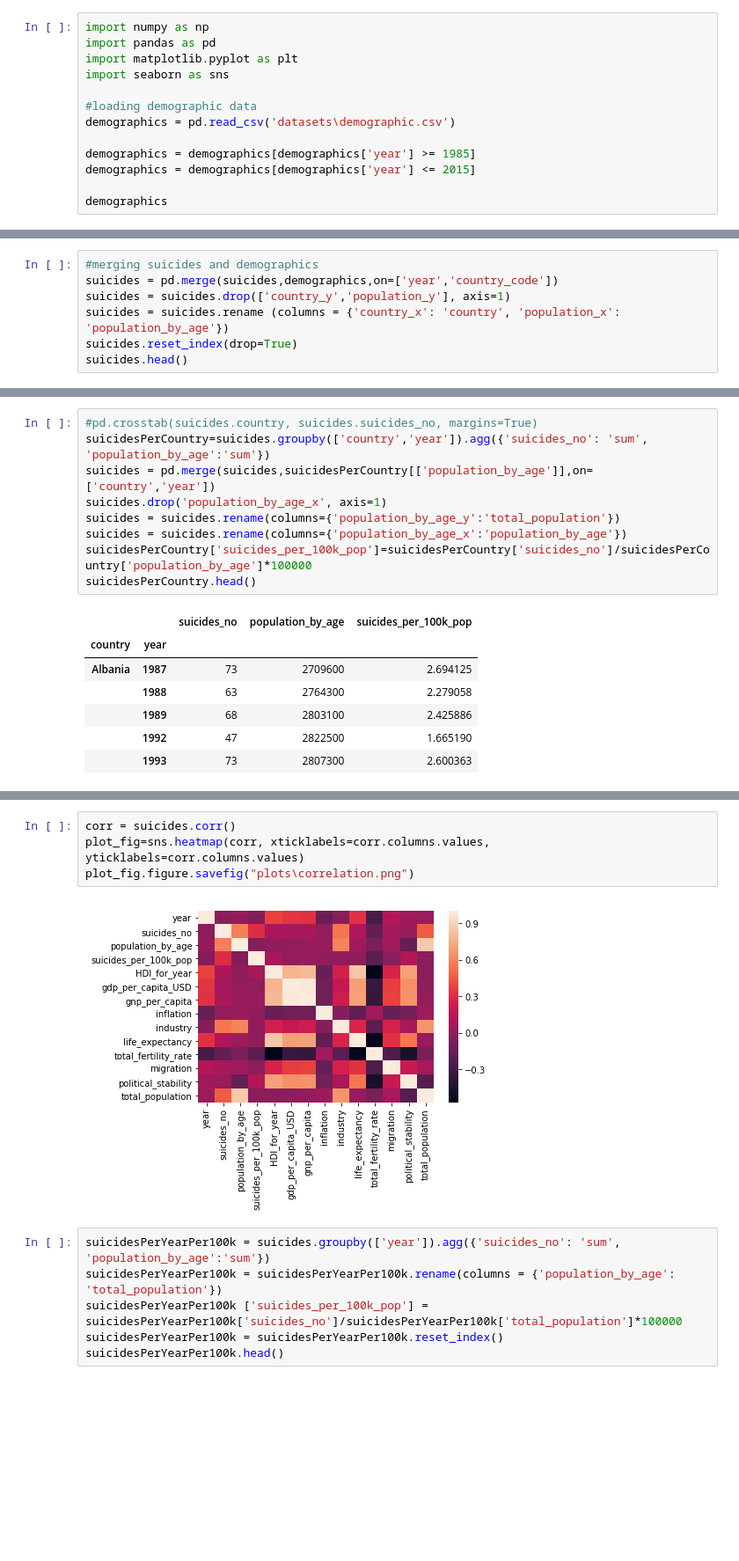
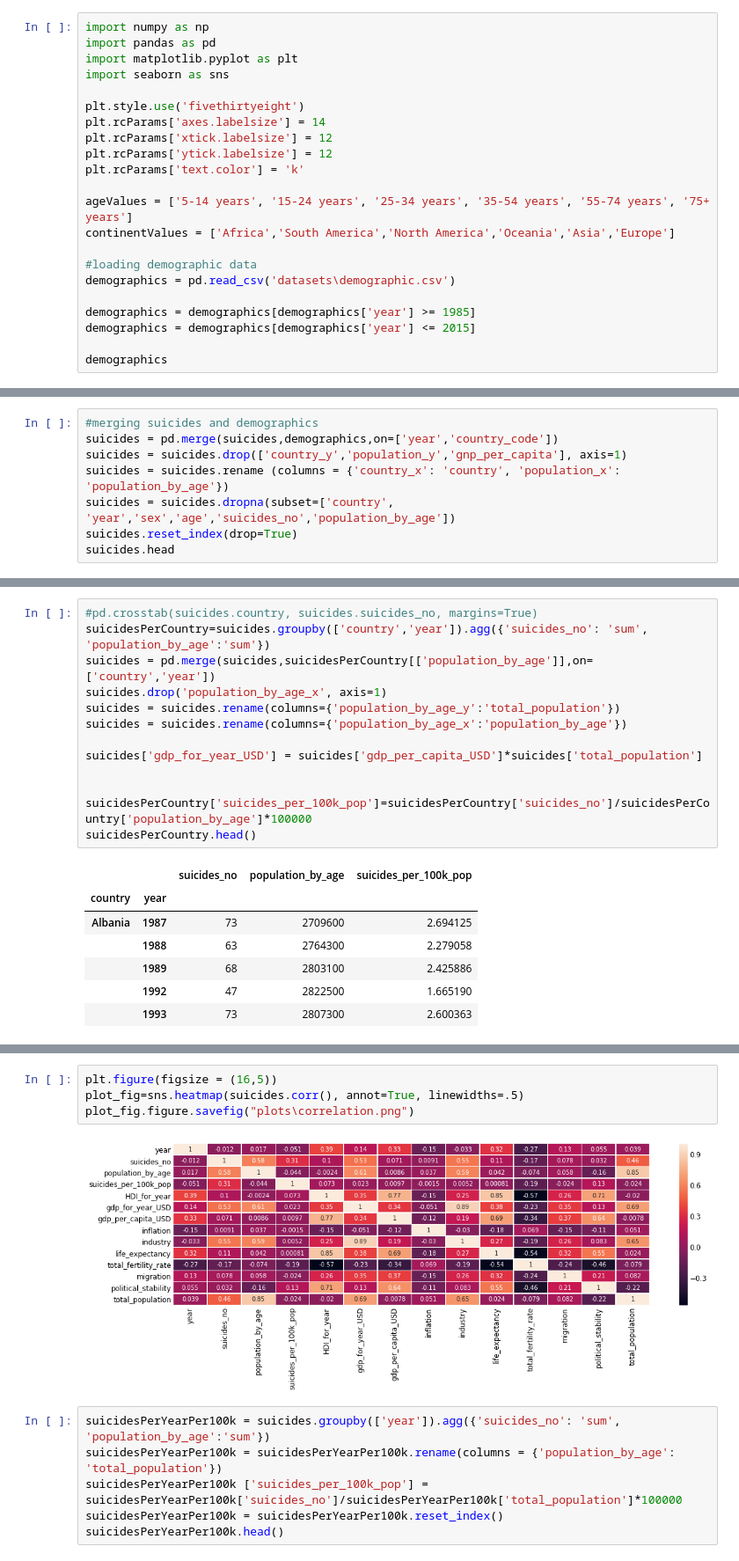
Before and after one commit to MiguelArieiro/WorldSuicideRatesAnalysis, a Jupyter notebook: sgd3.ipynb, the cells around one changed output, grey strips where cells are left out. Shown: that part at 88% size. Saved outputs shown, nothing was run; the diff lists cells and outputs as text; blank space fills up the shorter version.

Commit message:
Updated report; added some charts

```diff
--- a/sgd3.ipynb
+++ b/sgd3.ipynb
@@ -3,6 +3,15 @@ import numpy as np
 import pandas as pd
 import matplotlib.pyplot as plt
 import seaborn as sns
+
+plt.style.use('fivethirtyeight')
+plt.rcParams['axes.labelsize'] = 14
+plt.rcParams['xtick.labelsize'] = 12
+plt.rcParams['ytick.labelsize'] = 12
+plt.rcParams['text.color'] = 'k'
+
+ageValues = ['5-14 years', '15-24 years', '25-34 years', '35-54 years', '55-74 years', '75+ years']
+continentValues = ['Africa','South America','North America','Oceania','Asia','Europe']
 
 #loading demographic data
 demographics = pd.read_csv('datasets\demographic.csv')
@@ -77,8 +86,9 @@ suicides.head
 # %%
 #merging suicides and demographics
 suicides = pd.merge(suicides,demographics,on=['year','country_code'])
-suicides = suicides.drop(['country_y','population_y'], axis=1)
+suicides = suicides.drop(['country_y','population_y','gnp_per_capita'], axis=1)
 suicides = suicides.rename (columns = {'country_x': 'country', 'population_x': 'population_by_age'})
+suicides = suicides.dropna(subset=['country', 'year','sex','age','suicides_no','population_by_age'])
 suicides.reset_index(drop=True)
-suicides.head()
+suicides.head
 # %% [output]
@@ -95,6 +116,10 @@ suicides = pd.merge(suicides,suicidesPerCountry[['population_by_age']],on=['coun
 suicides.drop('population_by_age_x', axis=1)
 suicides = suicides.rename(columns={'population_by_age_y':'total_population'})
 suicides = suicides.rename(columns={'population_by_age_x':'population_by_age'})
+
+suicides['gdp_for_year_USD'] = suicides['gdp_per_capita_USD']*suicides['total_population']
+
+
 suicidesPerCountry['suicides_per_100k_pop']=suicidesPerCountry['suicides_no']/suicidesPerCountry['population_by_age']*100000
 suicidesPerCountry.head()
 # %% [output]
@@ -118,9 +142,9 @@ suicides.head()
 # %%
-corr = suicides.corr()
-plot_fig=sns.heatmap(corr, xticklabels=corr.columns.values, yticklabels=corr.columns.values)
+plt.figure(figsize = (16,5))
+plot_fig=sns.heatmap(suicides.corr(), annot=True, linewidths=.5)
 plot_fig.figure.savefig("plots\correlation.png")
 # %% [output]
-[figure, old version]
+[figure, new version]
 # %%
 suicidesPerYearPer100k = suicides.groupby(['year']).agg({'suicides_no': 'sum', 'population_by_age':'sum'})
 suicidesPerYearPer100k = suicidesPerYearPer100k.rename(columns = {'population_by_age': 'total_population'})
```
Also changed, not shown: parts of 17 cells of this notebook, 37 other files.
